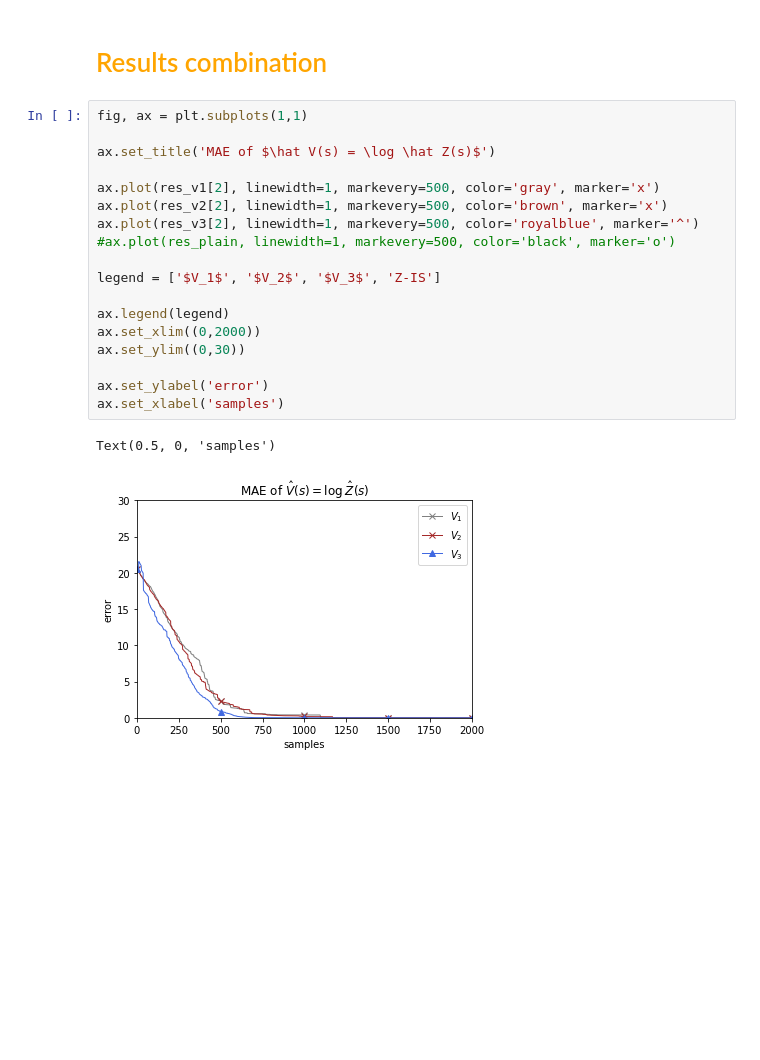
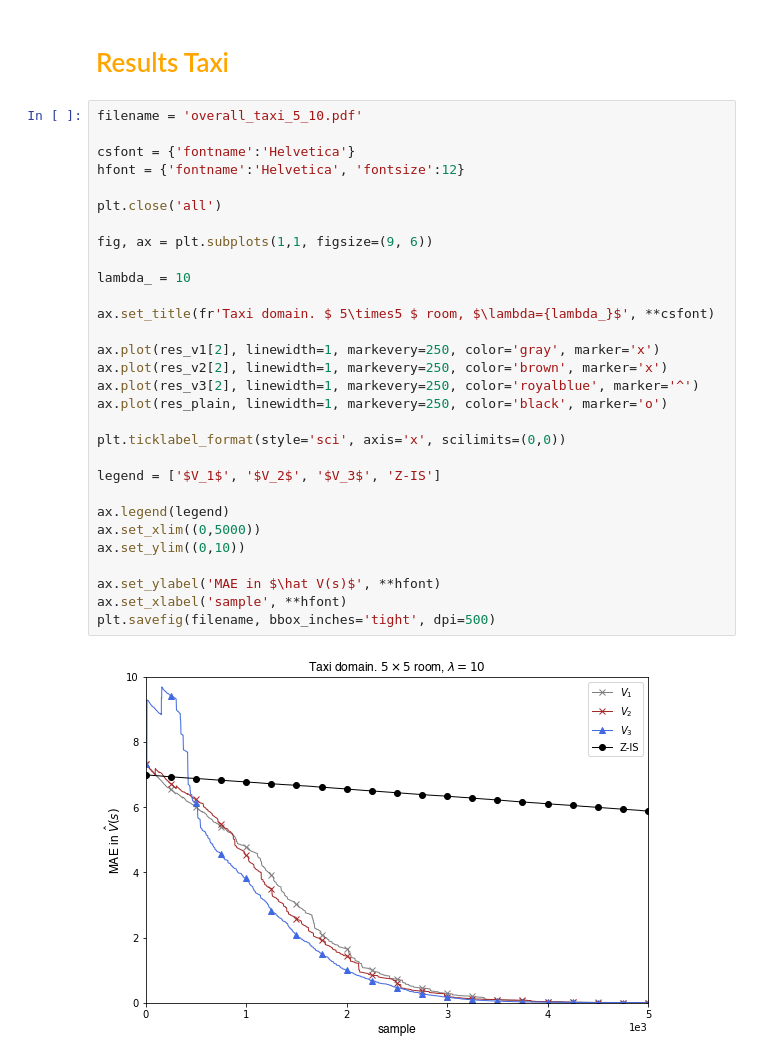
Before and after one commit to guillermoim/options, a Jupyter notebook: notebooks/Sandbox.ipynb, the cells around one changed output. Cells and saved outputs as stored; diff of their text form; blank space fills up the shorter version.

```diff
--- a/notebooks/Sandbox.ipynb
+++ b/notebooks/Sandbox.ipynb
@@ -46,26 +303,37 @@ get_MAE_LL_errors(f'{results_dir}/3_3_v3_333.pkl', 'Subtask MAE $V_3$', 750, 6)
 # %% [markdown]
-# <span style="color: orange;"> Results combination</span>
+# <span style="color: orange;"> Results Taxi</span>
 # %%
-fig, ax = plt.subplots(1,1)
+filename = 'overall_taxi_5_10.pdf'
 
-ax.set_title('MAE of $\hat V(s) = \log \hat Z(s)$')
+csfont = {'fontname':'Helvetica'}
+hfont = {'fontname':'Helvetica', 'fontsize':12}
 
-ax.plot(res_v1[2], linewidth=1, markevery=500, color='gray', marker='x')
-ax.plot(res_v2[2], linewidth=1, markevery=500, color='brown', marker='x')
-ax.plot(res_v3[2], linewidth=1, markevery=500, color='royalblue', marker='^')
-#ax.plot(res_plain, linewidth=1, markevery=500, color='black', marker='o')
+plt.close('all')
+
+fig, ax = plt.subplots(1,1, figsize=(9, 6))
+
+lambda_ = 10
+
+ax.set_title(fr'Taxi domain. $ 5\times5 $ room, $\lambda={lambda_}$', **csfont)
+
+ax.plot(res_v1[2], linewidth=1, markevery=250, color='gray', marker='x')
+ax.plot(res_v2[2], linewidth=1, markevery=250, color='brown', marker='x')
+ax.plot(res_v3[2], linewidth=1, markevery=250, color='royalblue', marker='^')
+ax.plot(res_plain, linewidth=1, markevery=250, color='black', marker='o')
+
+plt.ticklabel_format(style='sci', axis='x', scilimits=(0,0))
 
 legend = ['$V_1$', '$V_2$', '$V_3$', 'Z-IS']
 
 ax.legend(legend)
-ax.set_xlim((0,2000))
-ax.set_ylim((0,30))
+ax.set_xlim((0,5000))
+ax.set_ylim((0,10))
 
-ax.set_ylabel('error')
-ax.set_xlabel('samples')
+ax.set_ylabel('MAE in $\hat V(s)$', **hfont)
+ax.set_xlabel('sample', **hfont)
+plt.savefig(filename, bbox_inches='tight', dpi=500)
 # %% [output]
-Text(0.5, 0, 'samples')
-[figure, old version]
+[figure, new version]
 # %%
 Z0 = res_v1[0]
 plotmat(np.log(Z0[:900]).reshape(30,30), '$\hat V(s)$ v$_1$', annotated=True, figsize=(17,17))
```
Also changed, not shown: parts of 37 cells of this notebook, 11 other files.
